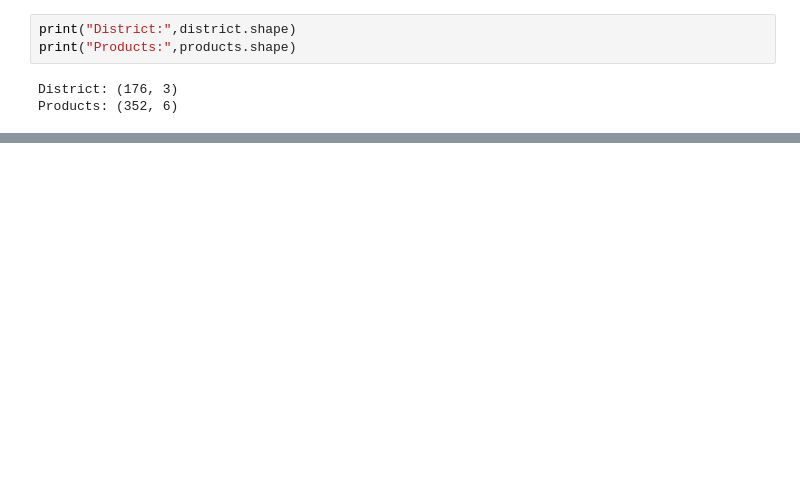
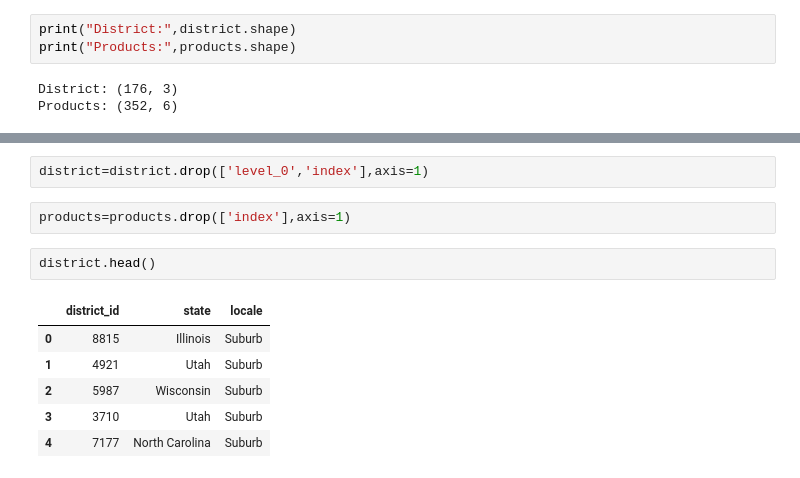
Before and after one commit to rajn5181/LearnPlatform-COVID-19-Impact-on-Digital-Learning, a Jupyter notebook: LearnPlatform COVID-19 Impact on Digital Learning.ipynb, the cells around one changed output, grey strips where cells are left out. Cells and saved outputs as stored; diff of their text form; blank space fills up the shorter version.

```diff
--- a/LearnPlatform COVID-19 Impact on Digital Learning.ipynb
+++ b/LearnPlatform COVID-19 Impact on Digital Learning.ipynb
@@ -297,0 +284,13 @@ products.iloc[0:176,:]
+# %%
+district=district.drop(['level_0','index'],axis=1)
+# %%
+products=products.drop(['index'],axis=1)
+# %%
+district.head()
+# %% [output]
+|  | district_id | state | locale |
+| 0 | 8815 | Illinois | Suburb |
+| 1 | 4921 | Utah | Suburb |
+| 2 | 5987 | Wisconsin | Suburb |
+| 3 | 3710 | Utah | Suburb |
+| 4 | 7177 | North Carolina | Suburb |
```
Also changed, not shown: parts of 6 cells of this notebook.
